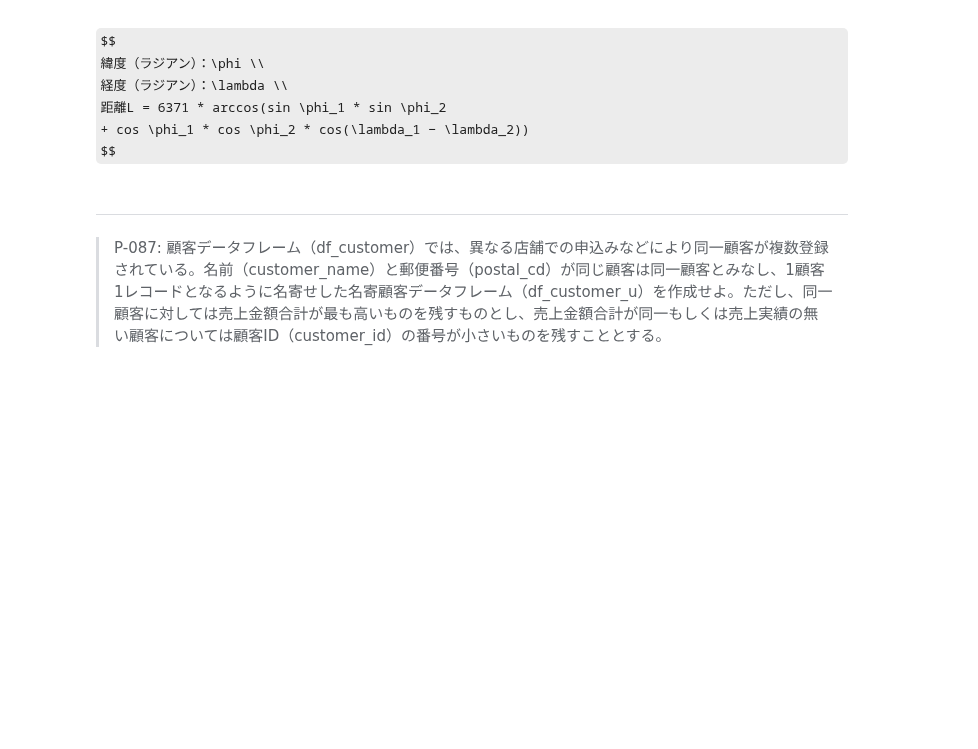
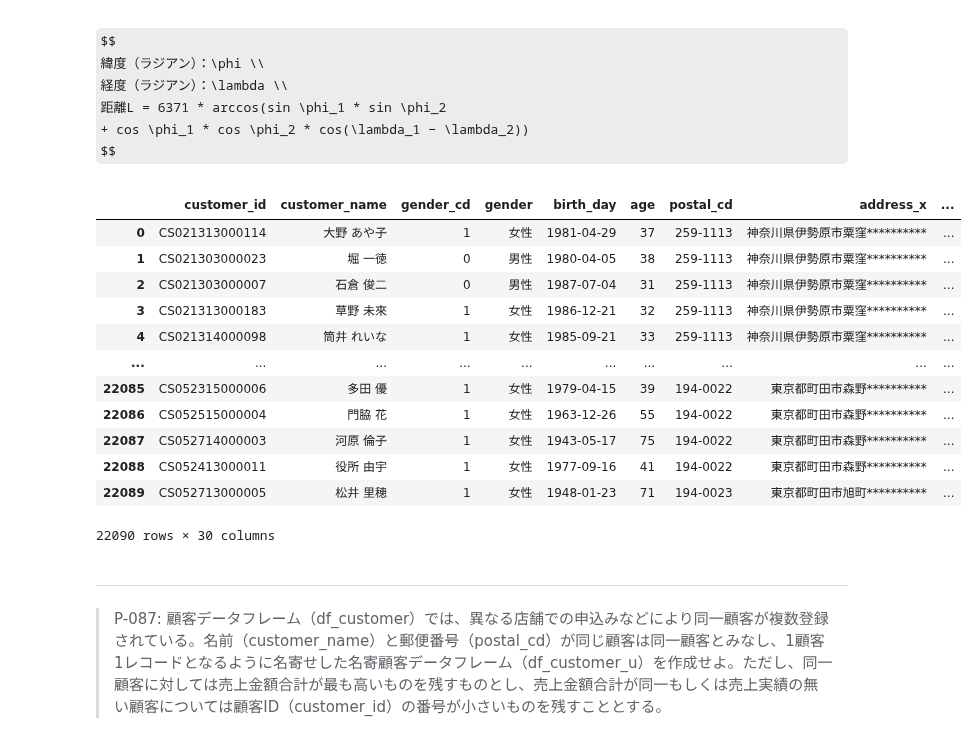
Before and after one commit to yohata1013/koan, a Jupyter notebook: 100knock/submit/yukario/100_knock_Python(yukario).ipynb, the cells around one changed output. Cells and saved outputs as stored; diff of their text form; code cells hidden in the pictures; some formulas as TeX source; blank space fills up the shorter version.

```diff
--- a/100knock/submit/yukario/100_knock_Python(yukario).ipynb
+++ b/100knock/submit/yukario/100_knock_Python(yukario).ipynb
@@ -1895,3 +2142,8 @@ df77_2[(df77_2['amount'] >= int(mean) + 3*int(std)) |  (df77_2['amount'] <= int(
 # %% [markdown]
 ---
 > P-085: 顧客データフレーム（df_customer）の全顧客に対し、郵便番号（postal_cd）を用いて経度緯度変換用データフレーム（df_geocode）を紐付け、新たなdf_customer_1を作成せよ。ただし、複数紐づく場合は経度（longitude）、緯度（latitude）それぞれ平均を算出すること。
+# %%
+df85_1=pd.merge(df_customer,df_geocode,how='inner',on='postal_cd')
+
+df_customer_1=df85_1.groupby('customer_id').agg({'longitude':'mean', 'latitude':'mean'}).reset_index()
+df_customer_1
@@ -1905,6 +2171,32 @@ $$
 距離L = 6371 * arccos(sin \phi_1 * sin \phi_2
 + cos \phi_1 * cos \phi_2 * cos(\lambda_1 − \lambda_2))
 $$
+# %%
+#https://h-memo.com/python-geopy-distance/
+from geopy.distance import geodesic
+
+#結合
+#https://teratail.com/questions/192393
+df86_1 = pd.merge(df85_1, df_store, how='inner', left_on=['application_store_cd'], right_on=['store_cd'])
+
+#距離を求める
+#dataframeになった瞬間わけわからなくなった(複数の値入れれないし・・・)
+
+df86_1
+# %% [output]
+|  | customer_id | customer_name | gender_cd | gender | birth_day | age | postal_cd | address_x | ... |
+| 0 | CS021313000114 | 大野 あや子 | 1 | 女性 | 1981-04-29 | 37 | 259-1113 | 神奈川県伊勢原市粟窪********** | ... |
+| 1 | CS021303000023 | 堀 一徳 | 0 | 男性 | 1980-04-05 | 38 | 259-1113 | 神奈川県伊勢原市粟窪********** | ... |
+| 2 | CS021303000007 | 石倉 俊二 | 0 | 男性 | 1987-07-04 | 31 | 259-1113 | 神奈川県伊勢原市粟窪********** | ... |
+| 3 | CS021313000183 | 草野 未來 | 1 | 女性 | 1986-12-21 | 32 | 259-1113 | 神奈川県伊勢原市粟窪********** | ... |
+| 4 | CS021314000098 | 筒井 れいな | 1 | 女性 | 1985-09-21 | 33 | 259-1113 | 神奈川県伊勢原市粟窪********** | ... |
+| ... | ... | ... | ... | ... | ... | ... | ... | ... | ... |
+| 22085 | CS052315000006 | 多田 優 | 1 | 女性 | 1979-04-15 | 39 | 194-0022 | 東京都町田市森野********** | ... |
+| 22086 | CS052515000004 | 門脇 花 | 1 | 女性 | 1963-12-26 | 55 | 194-0022 | 東京都町田市森野********** | ... |
+| 22087 | CS052714000003 | 河原 倫子 | 1 | 女性 | 1943-05-17 | 75 | 194-0022 | 東京都町田市森野********** | ... |
+| 22088 | CS052413000011 | 役所 由宇 | 1 | 女性 | 1977-09-16 | 41 | 194-0022 | 東京都町田市森野********** | ... |
+| 22089 | CS052713000005 | 松井 里穂 | 1 | 女性 | 1948-01-23 | 71 | 194-0023 | 東京都町田市旭町********** | ... |
+22090 rows × 30 columns
 # %% [markdown]
 ---
 > P-087:  顧客データフレーム（df_customer）では、異なる店舗での申込みなどにより同一顧客が複数登録されている。名前（customer_name）と郵便番号（postal_cd）が同じ顧客は同一顧客とみなし、1顧客1レコードとなるように名寄せした名寄顧客データフレーム（df_customer_u）を作成せよ。ただし、同一顧客に対しては売上金額合計が最も高いものを残すものとし、売上金額合計が同一もしくは売上実績の無い顧客については顧客ID（customer_id）の番号が小さいものを残すこととする。
```
Also changed, not shown: parts of 19 cells of this notebook.
